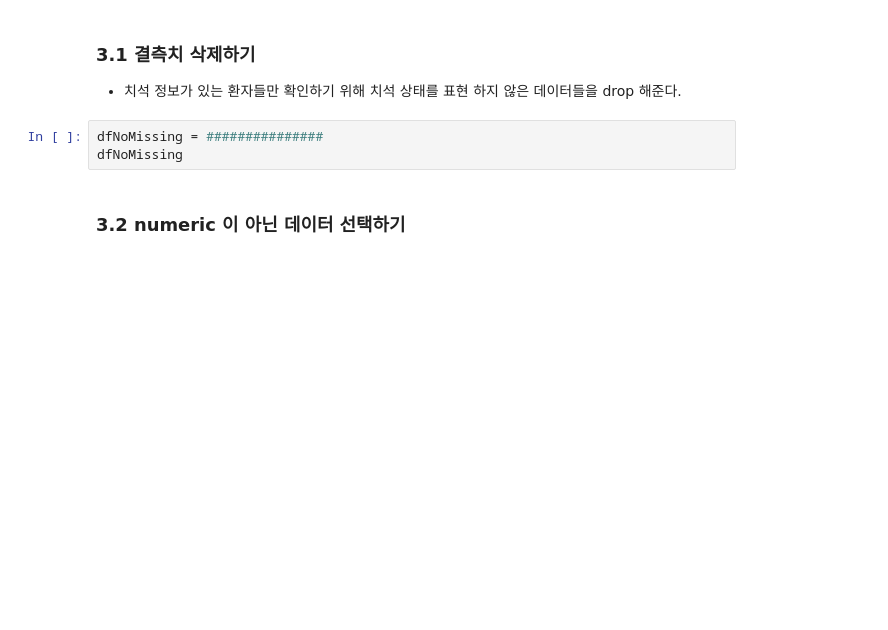
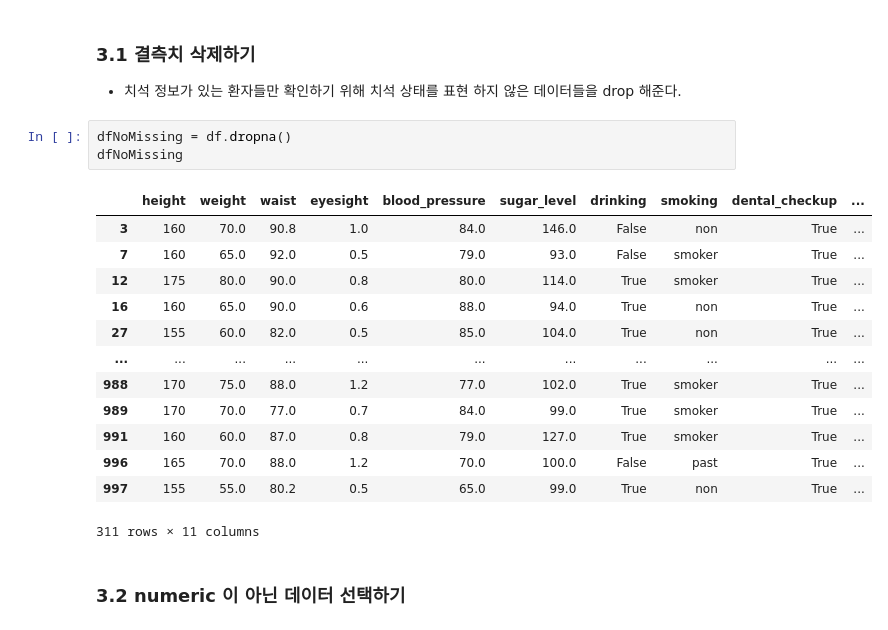
Before and after one commit to akwoals/DAP, a Jupyter notebook: lecture6.ipynb, the cells around one changed output. Cells and saved outputs as stored; diff of their text form; blank space fills up the shorter version.

```diff
--- a/lecture6.ipynb
+++ b/lecture6.ipynb
@@ -282,8 +317,22 @@ plaque(이빨의 치석상태)는 환자의 상태에 따라 good, verygood, bad
 ### 3.1 결측치 삭제하기
 * 치석 정보가 있는 환자들만 확인하기 위해 치석 상태를 표현 하지 않은 데이터들을 drop 해준다.
 # %%
-dfNoMissing = ###############
+dfNoMissing = df.dropna()
 dfNoMissing
+# %% [output]
+|  | height | weight | waist | eyesight | blood_pressure | sugar_level | drinking | smoking | dental_checkup | ... |
+| 3 | 160 | 70.0 | 90.8 | 1.0 | 84.0 | 146.0 | False | non | True | ... |
+| 7 | 160 | 65.0 | 92.0 | 0.5 | 79.0 | 93.0 | False | smoker | True | ... |
+| 12 | 175 | 80.0 | 90.0 | 0.8 | 80.0 | 114.0 | True | smoker | True | ... |
+| 16 | 160 | 65.0 | 90.0 | 0.6 | 88.0 | 94.0 | True | non | True | ... |
+| 27 | 155 | 60.0 | 82.0 | 0.5 | 85.0 | 104.0 | True | non | True | ... |
+| ... | ... | ... | ... | ... | ... | ... | ... | ... | ... | ... |
+| 988 | 170 | 75.0 | 88.0 | 1.2 | 77.0 | 102.0 | True | smoker | True | ... |
+| 989 | 170 | 70.0 | 77.0 | 0.7 | 84.0 | 99.0 | True | smoker | True | ... |
+| 991 | 160 | 60.0 | 87.0 | 0.8 | 79.0 | 127.0 | True | smoker | True | ... |
+| 996 | 165 | 70.0 | 88.0 | 1.2 | 70.0 | 100.0 | False | past | True | ... |
+| 997 | 155 | 55.0 | 80.2 | 0.5 | 65.0 | 99.0 | True | non | True | ... |
+311 rows × 11 columns
 # %% [markdown]
 ### 3.2 numeric 이 아닌 데이터 선택하기
 # %%
```
Also changed, not shown: parts of 9 cells of this notebook.
